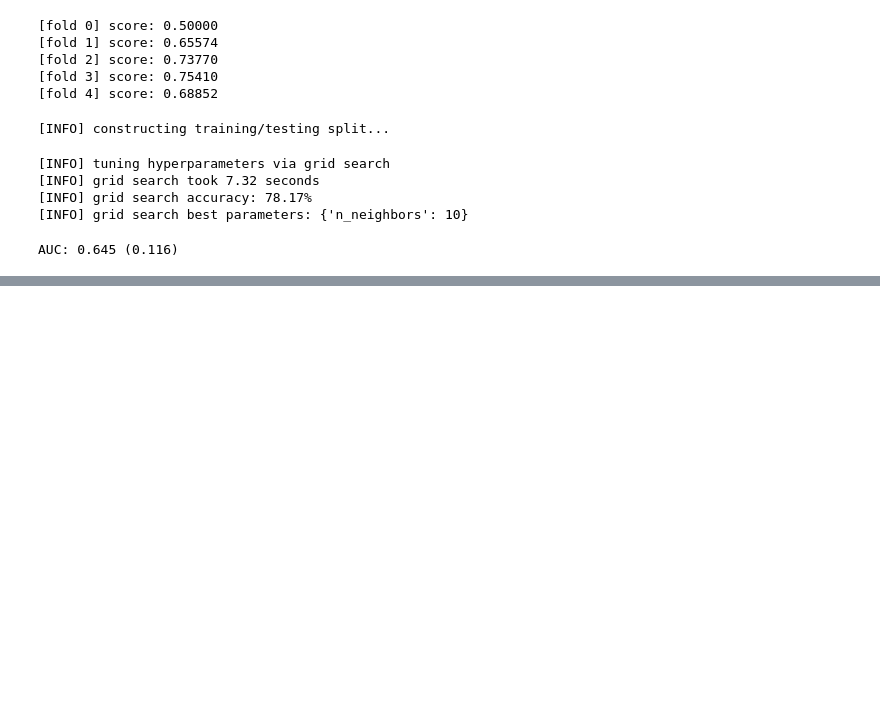
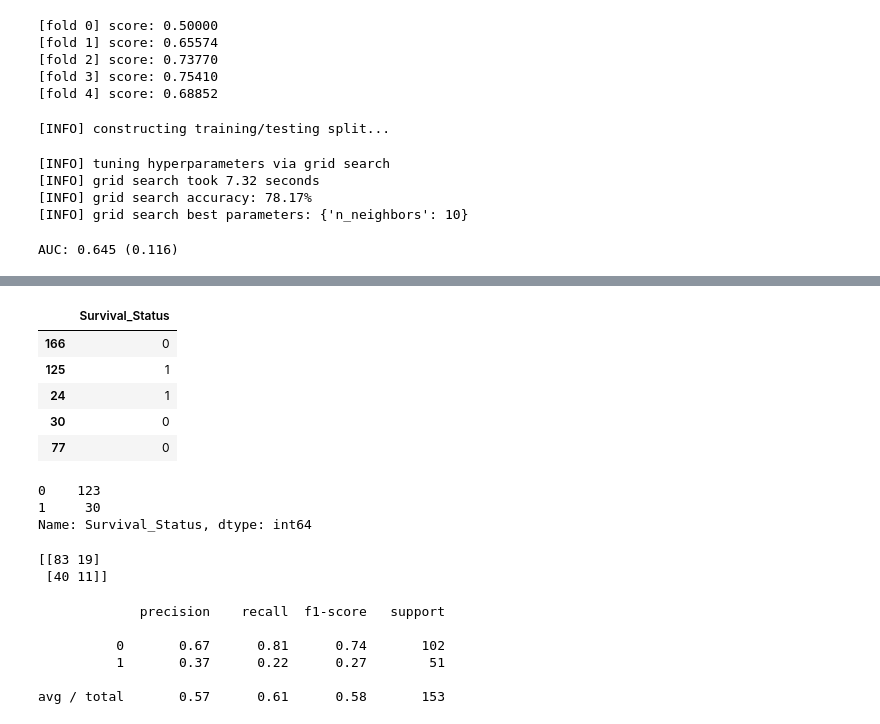
Before and after one commit to S3688570/Prediction-of-Breast-Cancer, a Jupyter notebook: Assignment2.ipynb, the cells around one changed output, grey strips where cells are left out. Drawn from its saved outputs; the diff is of its cells as text; code cells hidden in the pictures; blank space fills up the shorter version.

```diff
--- a/Assignment2.ipynb
+++ b/Assignment2.ipynb
@@ -894,0 +928,15 @@ from scipy import interp
+# %%
+y_train.head()
+# %% [output]
+|  | Survival_Status |
+| 166 | 0 |
+| 125 | 1 |
+| 24 | 1 |
+| 30 | 0 |
+| 77 | 0 |
+# %%
+y_train.Survival_Status.value_counts()
+# %% [output]
+0    123
+1     30
+Name: Survival_Status, dtype: int64
@@ -894,0 +948,17 @@ from scipy import interp
+# %%
+from sklearn.metrics import confusion_matrix
+cm = confusion_matrix(y_test, y_pre)
+print cm
+# %% [output]
+[[83 19]
+ [40 11]]
+# %%
+from sklearn.metrics import classification_report
+print classification_report(y_test, y_pre)
+# %% [output]
+             precision    recall  f1-score   support
+
+          0       0.67      0.81      0.74       102
+          1       0.37      0.22      0.27        51
+
+avg / total       0.57      0.61      0.58       153
```
Also changed, not shown: parts of 14 cells of this notebook.
